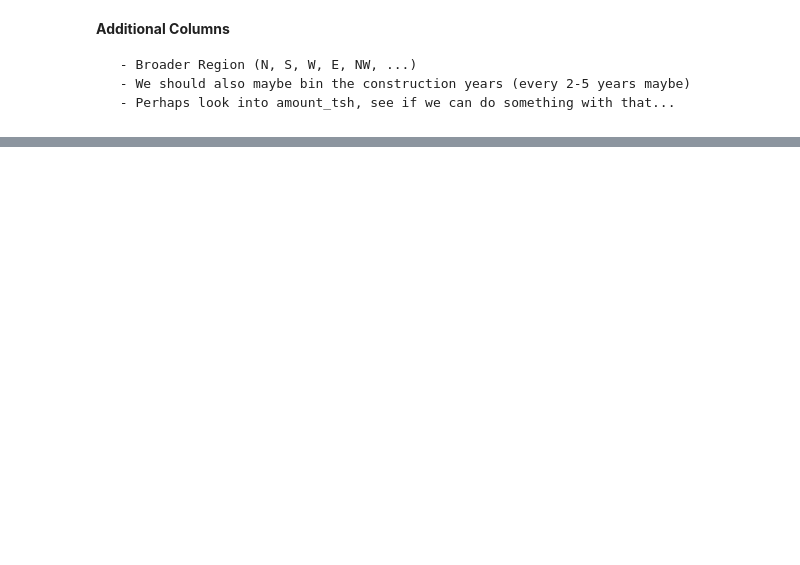
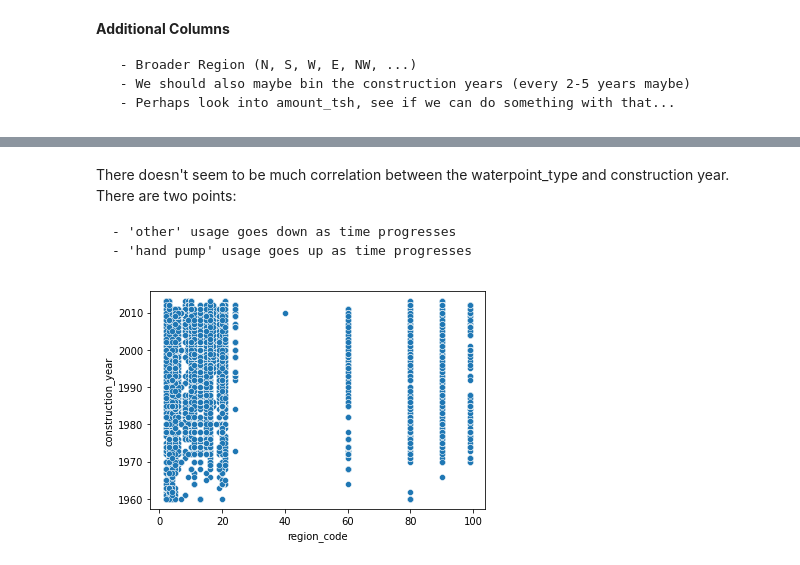
Before and after one commit to JasonErwin/dma-project, a Jupyter notebook: testing-notebooks/EDA.ipynb, the cells around one changed output, grey strips where cells are left out. Drawn from its saved outputs; the diff is of its cells as text; code cells hidden in the pictures; blank space fills up the shorter version.

```diff
--- a/testing-notebooks/EDA.ipynb
+++ b/testing-notebooks/EDA.ipynb
@@ -76,0 +137,12 @@ array([False, True, nan], dtype=object)
+# %% [markdown]
+There doesn't seem to be much correlation between the waterpoint_type and construction year. There are two points:
+
+    - 'other' usage goes down as time progresses
+    - 'hand pump' usage goes up as time progresses
+# %%
+# We need to look some other correlations
+
+sns.scatterplot(df_test, x='region_code', y='construction_year')
+plt.show()
+# %% [output]
+[figure, added]
```
Also changed, not shown: parts of 18 cells of this notebook.
